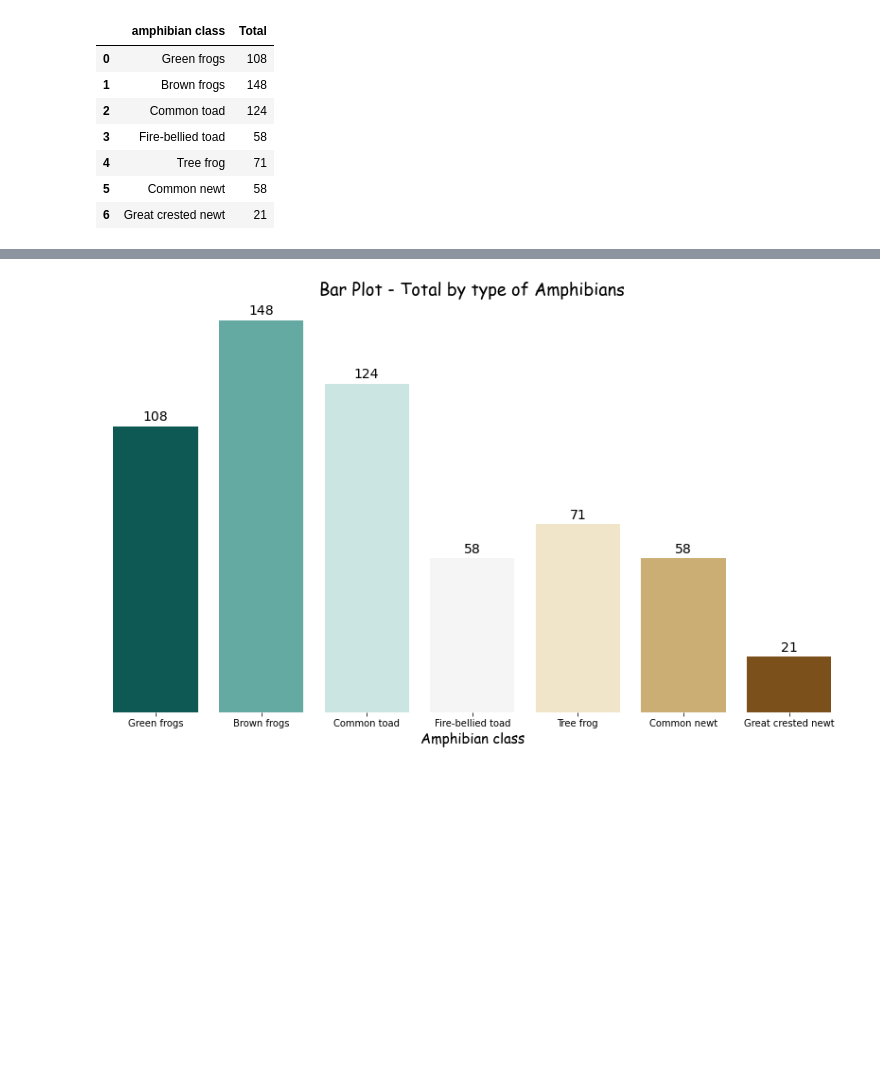
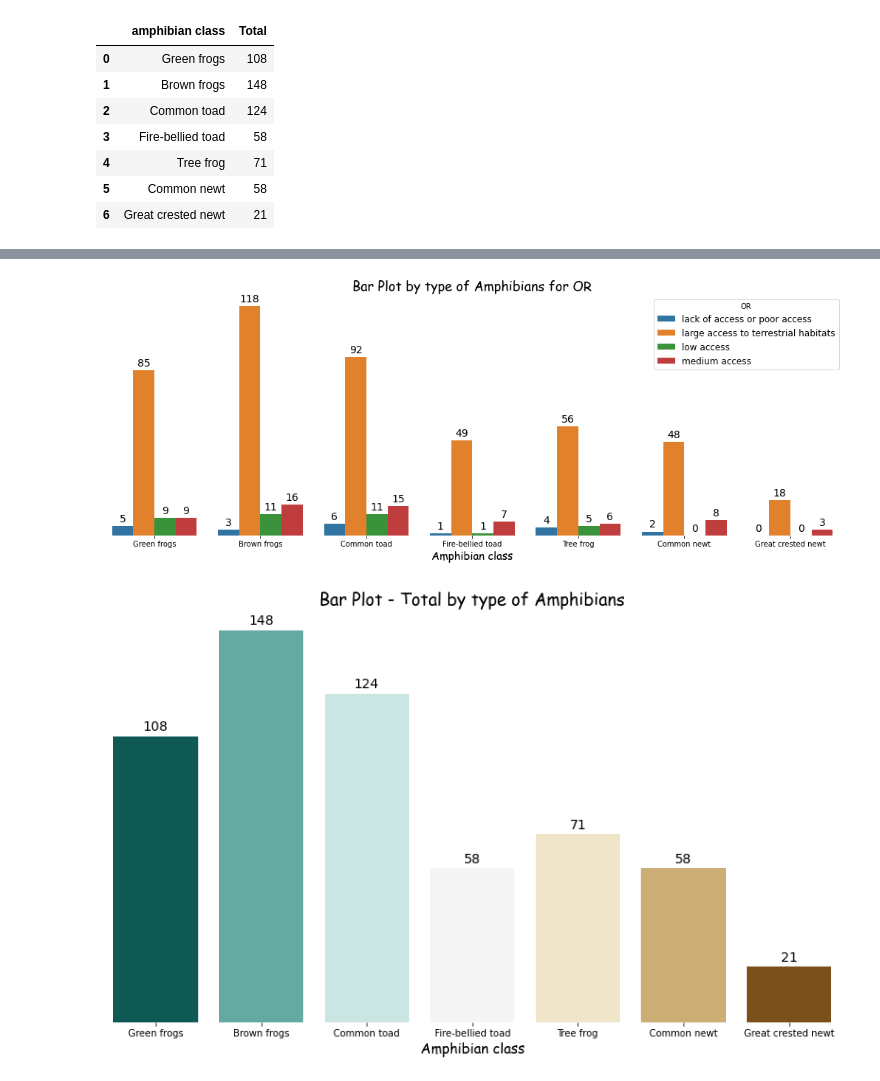
Before and after one commit to Renata-Thomazelli/amphibians, a Jupyter notebook: amphibians-Copy1.ipynb, the cells around one changed output, grey strips where cells are left out. Drawn from its saved outputs; the diff is of its cells as text; code cells hidden in the pictures; blank space fills up the shorter version.

Commit message:
adding charts

```diff
--- a/amphibians-Copy1.ipynb
+++ b/amphibians-Copy1.ipynb
@@ -282,3 +312,13 @@ amphibians_chart
 | 4 | Tree frog | 71 |
 | 5 | Common newt | 58 |
 | 6 | Great crested newt | 21 |
+# %%
+or_labes_and_target_list = classification_target_list.copy()
+or_labes_and_target_list.append('or_label')
+df_or_label[classification_target_list]=df_or_label[classification_target_list].astype("int8")
+
+
+df_or_label = df_or_label[or_labes_and_target_list]
+# %%
+df_or_label_grouped = df_or_label.groupby('or_label').agg('sum')
+df_or_label_grouped
@@ -284,0 +332,10 @@ amphibians_chart
+# %%
+df_or_label_grouped = (
+    df_or_label_grouped
+    .stack() #Here we have a serie with multindex
+    .rename_axis(['or_label', 'amphibian class'])
+
+    .reset_index(name='Total')
+
+)
+df_or_label_grouped
@@ -285,3 +360,28 @@ amphibians_chart
+# %%
+fig, ax = plt.subplots(figsize=(18, 6))
+sns.barplot(x='amphibian class', y='Total', hue='or_label',
+ax=ax, data=df_or_label_grouped)
+csfont = {'fontname':'Comic Sans MS'}
+ax.set_title("Bar Plot by type of Amphibians for OR", fontdict = {'fontsize':18}, **csfont)
+ax.set_xlabel("Amphibian class",fontdict = {'fontsize':15}, **csfont)
+ax.set_ylabel("Total", fontdict={'fontsize' : 15})
+ax.yaxis.set_visible(False)
+ax.spines['top'].set_visible(False)
+ax.spines['right'].set_visible(False)
+ax.spines['bottom'].set_visible(False)
+ax.spines['left'].set_visible(False)
+ax.legend(fontsize=12,title='OR')
+
+#Annotate the bars with value
+for p, v in zip(ax.patches, df_or_label_grouped['Total']):
+ height = p.get_height()
+ ax.text(p.get_x() + p.get_width() / 2, height + 1, v,
+ ha='center', va='bottom', fontdict = {'fontsize':14})
+
+fig.savefig("charts/Bar Plot by type of Amphibians for OR.png",transparent = False,facecolor ="w",bbox_inches ="tight",pad_inches = 1,edgecolor ='w',orientation ='landscape', dpi=300)
+plt.show()
+# %% [output]
+[figure, added]
 # %%
 #Let's building a chart
 
```
Also changed, not shown: parts of 13 cells of this notebook, 4 other files.
